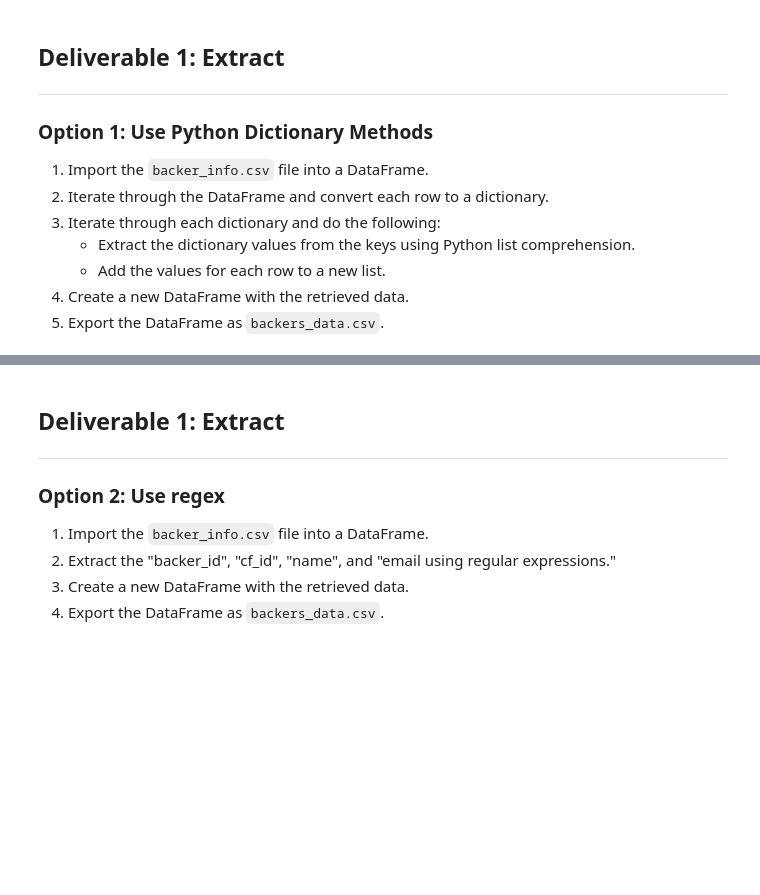
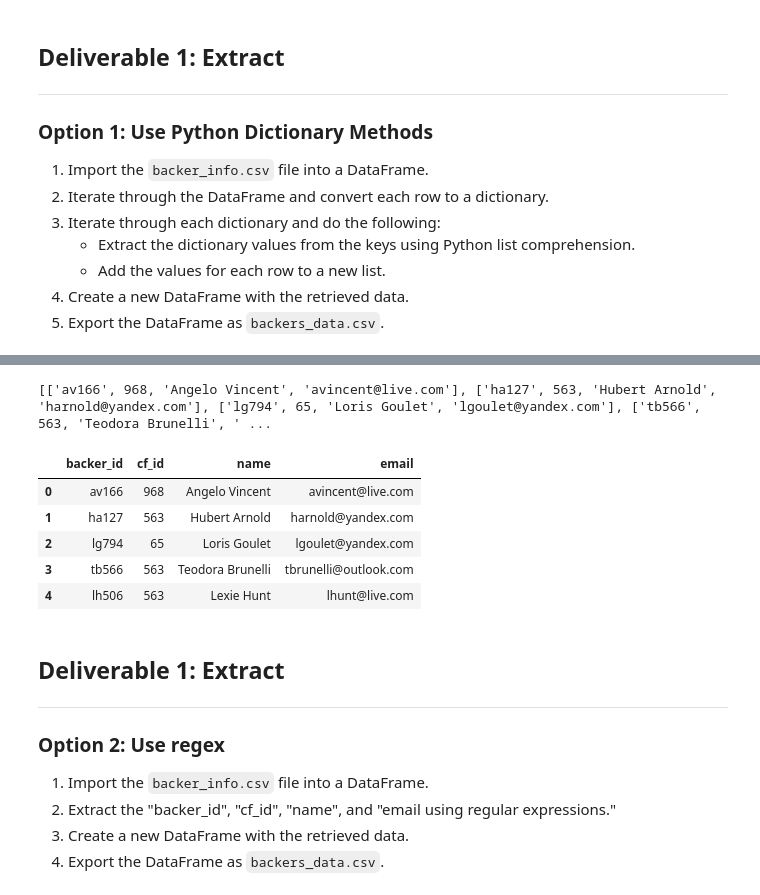
Before and after one commit to Lillipink/Crowdfunding-ETL, a Jupyter notebook: Extract-Transform_final_code.ipynb, the cells around one changed output, grey strips where cells are left out. Cells and saved outputs as stored; diff of their text form; code cells hidden in the pictures; blank space fills up the shorter version.

```diff
--- a/Extract-Transform_final_code.ipynb
+++ b/Extract-Transform_final_code.ipynb
@@ -22,14 +28,31 @@ FileNotFoundError: [Errno 2] No such file or directory: 'backers_info.csv'
 # %%
 # Iterate through the backers DataFrame and convert each row to a dictionary.
+import json
 
+dict_values = []
+for i, row in backer_info_df.iterrows():
+    data = row['backer_info']
+    converted_data = json.loads(data)
     # Iterate through each dictionary (row) and get the values for each row using list comprehension.
-
+    row_values = [v for k, v in converted_data.items()]
     # Append the list of values for each row to a list.
-
+    dict_values.append(row_values)
 
 # Print out the list of values for each row.
+print(dict_values)
+# %% [output]
+[['av166', 968, 'Angelo Vincent', 'avincent@live.com'], ['ha127', 563, 'Hubert Arnold', 'harnold@yandex.com'], ['lg794', 65, 'Loris Goulet', 'lgoulet@yandex.com'], ['tb566', 563, 'Teodora Brunelli', ' ...
 # %%
 # Create a backers_df DataFrame with the following columns: 'backer_id','cf_id', 'name', and 'email'
 # using the list of values lists.
+backer_df = pd.DataFrame(dict_values, columns=['backer_id', 'cf_id', 'name', 'email'])
+backer_df.head()
+# %% [output]
+|  | backer_id | cf_id | name | email |
+| 0 | av166 | 968 | Angelo Vincent | avincent@live.com |
+| 1 | ha127 | 563 | Hubert Arnold | harnold@yandex.com |
+| 2 | lg794 | 65 | Loris Goulet | lgoulet@yandex.com |
+| 3 | tb566 | 563 | Teodora Brunelli | tbrunelli@outlook.com |
+| 4 | lh506 | 563 | Lexie Hunt | lhunt@live.com |
 # %%
 # Export the DataFrame as a CSV file using encoding='utf8'.
```
Also changed, not shown: parts of 6 cells of this notebook, 11 other files.
